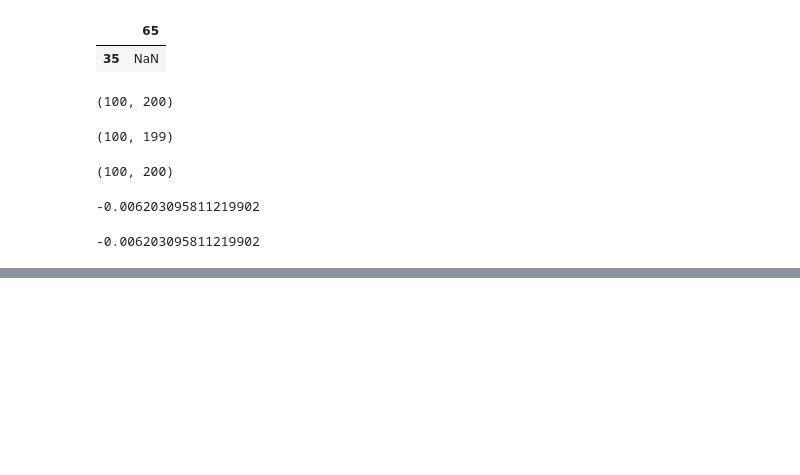
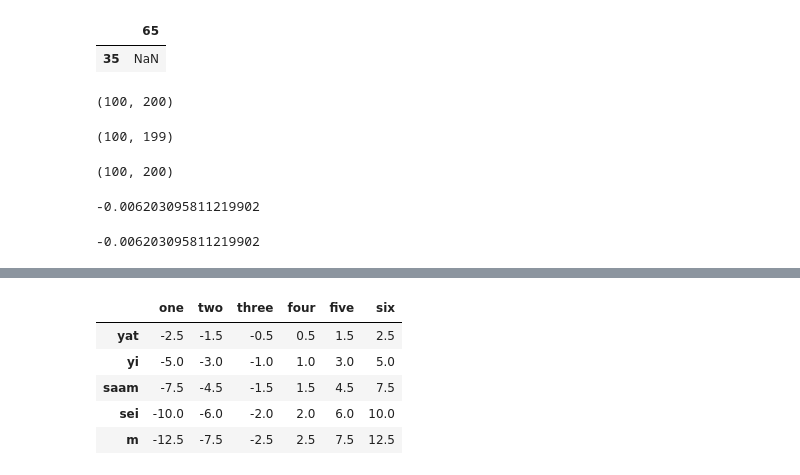
Before and after one commit to jephianlin/math599env, a Jupyter notebook: 1009.ipynb, the cells around one changed output, grey strips where cells are left out. Cells and saved outputs as stored; diff of their text form; code cells hidden in the pictures; blank space fills up the shorter version.

```diff
--- a/1009.ipynb
+++ b/1009.ipynb
@@ -528,0 +630,3 @@ m
+# %%
+one_to_nine = np.arange(1,6)
+table = one_to_nine[:,np.newaxis] * one_to_nine
@@ -528,0 +641,5 @@ m
+# %%
+df = pd.DataFrame(table,
+                 index=['yat','yi','saam','sei','m'],
+                 columns=['one','two','three','four','five'])
+df
@@ -528,0 +693,2 @@ m
+# %%
+df['six'] = df['one'] + df['five']
@@ -528,0 +756,9 @@ m
+# %%
+df.subtract(df.values.mean(axis=1),axis=0)
+# %% [output]
+|  | one | two | three | four | five | six |
+| yat | -2.5 | -1.5 | -0.5 | 0.5 | 1.5 | 2.5 |
+| yi | -5.0 | -3.0 | -1.0 | 1.0 | 3.0 | 5.0 |
+| saam | -7.5 | -4.5 | -1.5 | 1.5 | 4.5 | 7.5 |
+| sei | -10.0 | -6.0 | -2.0 | 2.0 | 6.0 | 10.0 |
+| m | -12.5 | -7.5 | -2.5 | 2.5 | 7.5 | 12.5 |
```
Also changed, not shown: parts of 80 cells of this notebook.
